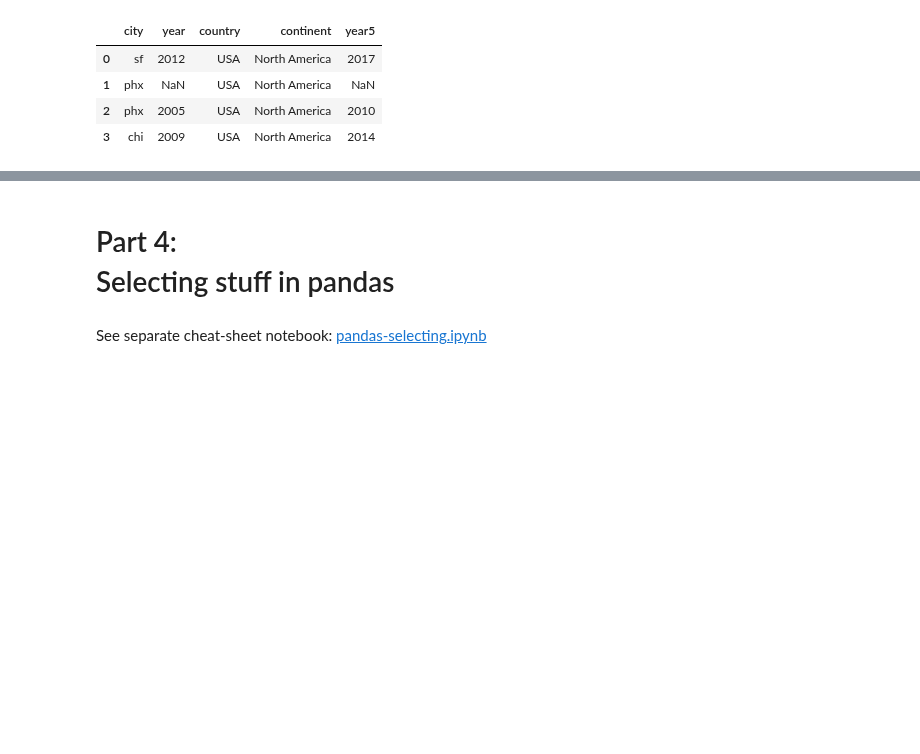
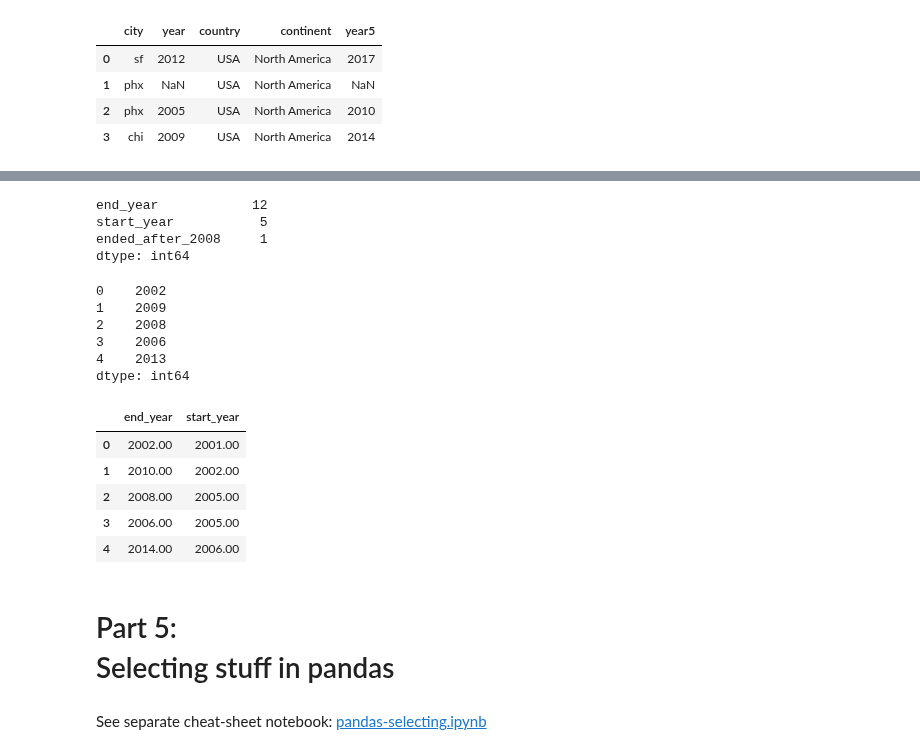
Before and after one commit to gboeing/data-visualization, a Jupyter notebook: pandas-basics.ipynb, the cells around one changed output, grey strips where cells are left out. Saved outputs shown, nothing was run; the diff lists cells and outputs as text; code cells hidden in the pictures; blank space fills up the shorter version.

Commit message:
added map, apply, and applymap

```diff
--- a/pandas-basics.ipynb
+++ b/pandas-basics.ipynb
@@ -360,4 +395,37 @@ for label, row in df.iterrows():
+# %%
+# .apply() works on a row/column basis on an entire DataFrame
+# here it finds the difference between the min and max values in each column
+diff = lambda x: x.max() - x.min()
+df.apply(diff, axis=0)
+# %% [output]
+end_year            12
+start_year           5
+ended_after_2008     1
+dtype: int64
+# %%
+# here .apply() finds the difference between the min and max values in each row
+# the first column is just an index; the second column is the difference between min/max
+df.apply(diff, axis=1)
+# %% [output]
+0    2002
+1    2009
+2    2008
+3    2006
+4    2013
+dtype: int64
+# %%
+# .applymap() works element-wise on an entire DataFrame
+df.drop('ended_after_2008', axis=1, inplace=True)
+formatter = lambda x: '%.2f' % x
+df.applymap(formatter)
+# %% [output]
+|  | end_year | start_year |
+| 0 | 2002.00 | 2001.00 |
+| 1 | 2010.00 | 2002.00 |
+| 2 | 2008.00 | 2005.00 |
+| 3 | 2006.00 | 2005.00 |
+| 4 | 2014.00 | 2006.00 |
 # %% [markdown]
-# Part 4: <br /> Selecting stuff in pandas
+# Part 5: <br /> Selecting stuff in pandas
 # %% [markdown]
 See separate cheat-sheet notebook: <a href="http://nbviewer.ipython.org/github/gboeing/python-cheat-sheets/blob/master/pandas-selecting.ipynb">pandas-selecting.ipynb</a>
```
Also changed, not shown: parts of 8 cells of this notebook.
